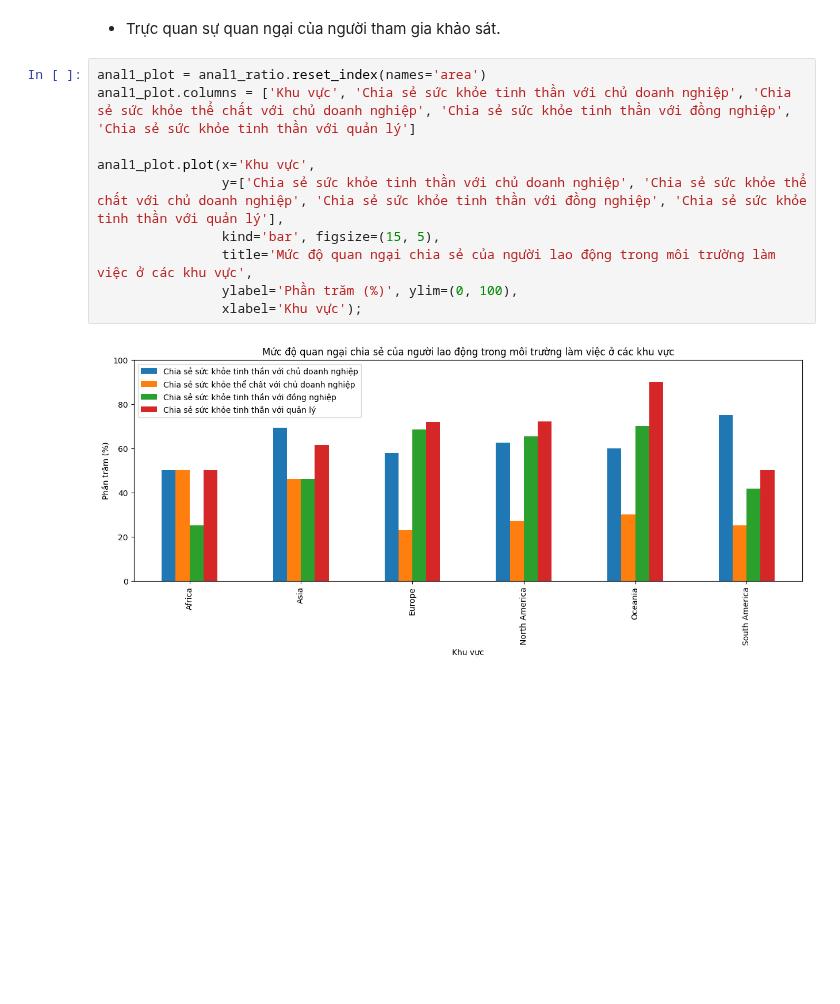
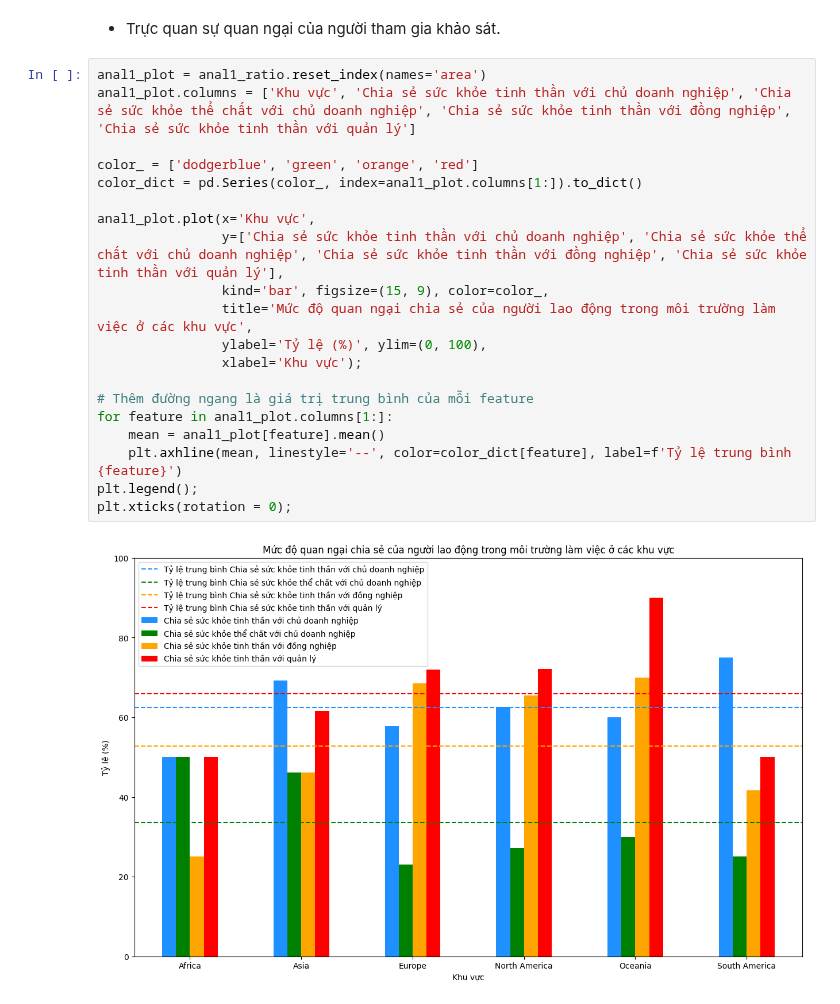
Before and after one commit to iam-Dylan/pfds-final-project, a Jupyter notebook: 4-1-Analyze-DagNgyen.ipynb, the cells around one changed output. Drawn from its saved outputs; the diff is of its cells as text; blank space fills up the shorter version.

```diff
--- a/4-1-Analyze-DagNgyen.ipynb
+++ b/4-1-Analyze-DagNgyen.ipynb
@@ -279,12 +279,22 @@ plt.show()
 # %%
 anal1_plot = anal1_ratio.reset_index(names='area')
 anal1_plot.columns = ['Khu vực', 'Chia sẻ sức khỏe tinh thần với chủ doanh nghiệp', 'Chia sẻ sức khỏe thể chất với chủ doanh nghiệp', 'Chia sẻ sức khỏe tinh thần với đồng nghiệp', 'Chia sẻ sức khỏe tinh thần với quản lý']
 
+color_ = ['dodgerblue', 'green', 'orange', 'red']
+color_dict = pd.Series(color_, index=anal1_plot.columns[1:]).to_dict()
+
 anal1_plot.plot(x='Khu vực',
                 y=['Chia sẻ sức khỏe tinh thần với chủ doanh nghiệp', 'Chia sẻ sức khỏe thể chất với chủ doanh nghiệp', 'Chia sẻ sức khỏe tinh thần với đồng nghiệp', 'Chia sẻ sức khỏe tinh thần với quản lý'],
-                kind='bar', figsize=(15, 5),
+                kind='bar', figsize=(15, 9), color=color_,
                 title='Mức độ quan ngại chia sẻ của người lao động trong môi trường làm việc ở các khu vực',
-                ylabel='Phần trăm (%)', ylim=(0, 100),
+                ylabel='Tỷ lệ (%)', ylim=(0, 100),
                 xlabel='Khu vực');
+
+# Thêm đường ngang là giá trị trung bình của mỗi feature
+for feature in anal1_plot.columns[1:]:
+    mean = anal1_plot[feature].mean()
+    plt.axhline(mean, linestyle='--', color=color_dict[feature], label=f'Tỷ lệ trung bình {feature}')
+plt.legend();
+plt.xticks(rotation = 0);
 # %% [output]
-[figure, old version]
+[figure, new version]
```
Also changed, not shown: parts of 5 cells of this notebook.
